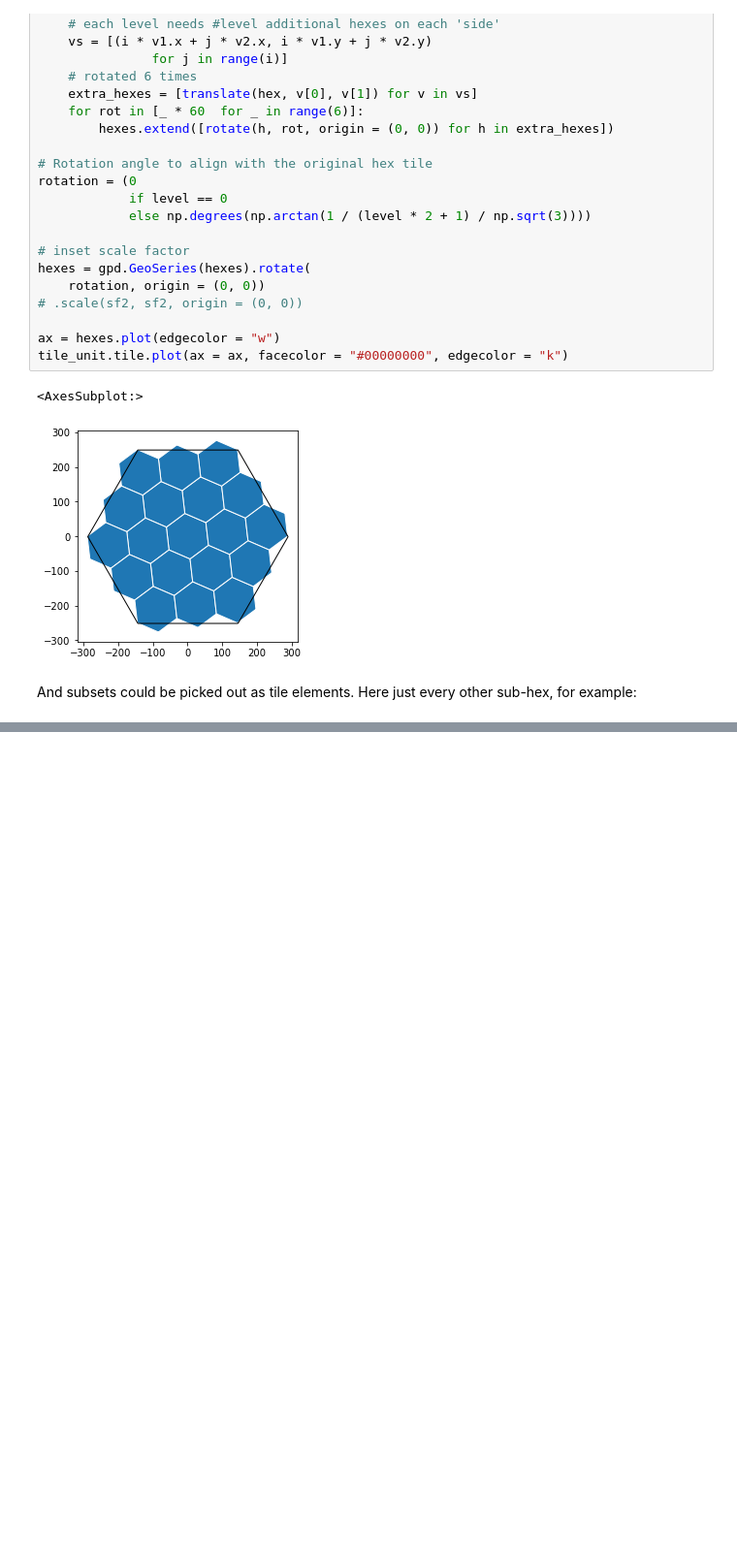
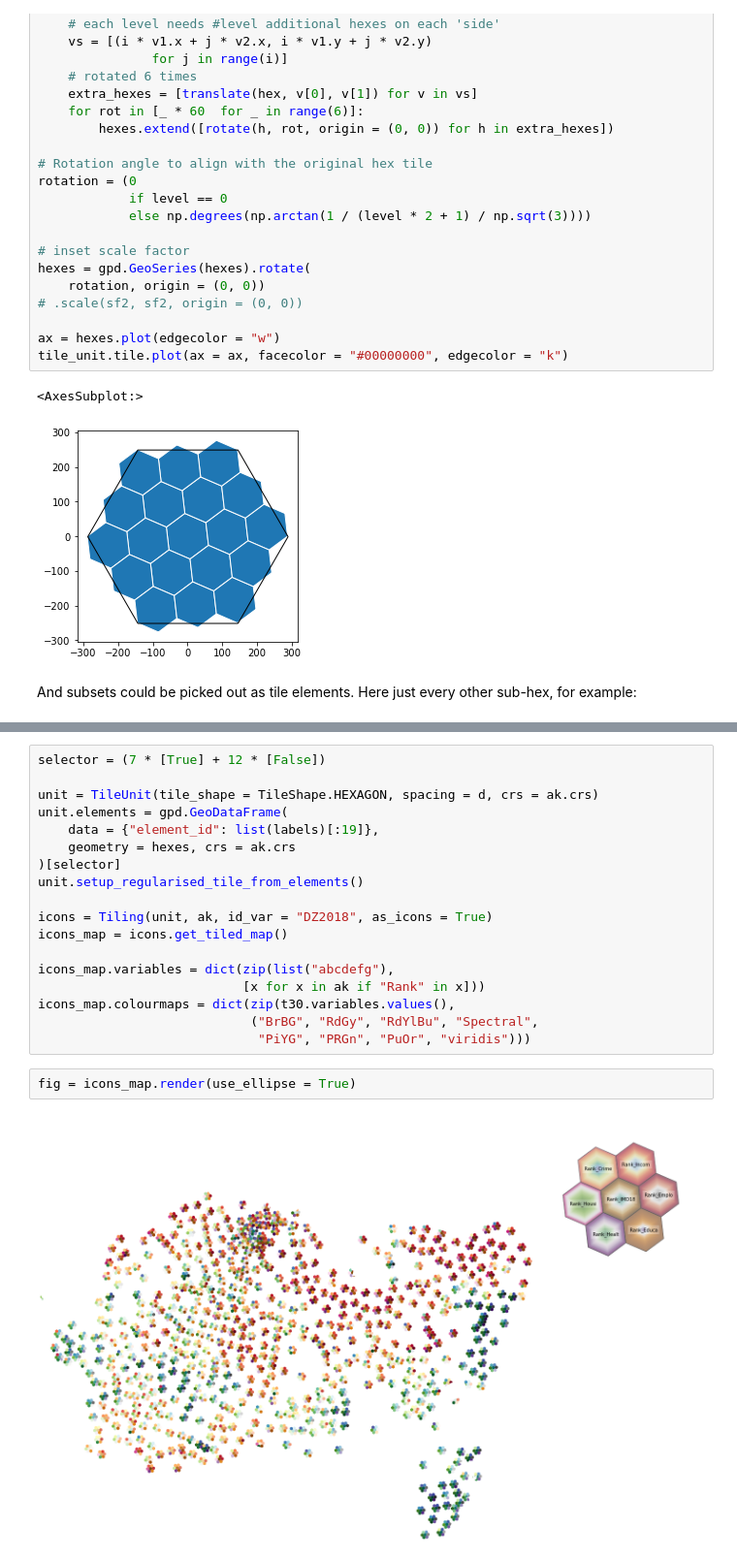
Before and after one commit to DOSull/weaving-space, a Jupyter notebook: example-tiles-h3.ipynb, the cells around one changed output, grey strips where cells are left out. Shown at 97% size. Cells and saved outputs as stored; diff of their text form; blank space fills up the shorter version.

```diff
--- a/example-tiles-h3.ipynb
+++ b/example-tiles-h3.ipynb
@@ -151,0 +159,22 @@ unit3.plot(ax = ax, cmap = "viridis")
+# %%
+selector = (7 * [True] + 12 * [False])
+
+unit = TileUnit(tile_shape = TileShape.HEXAGON, spacing = d, crs = ak.crs)
+unit.elements = gpd.GeoDataFrame(
+    data = {"element_id": list(labels)[:19]},
+    geometry = hexes, crs = ak.crs
+)[selector]
+unit.setup_regularised_tile_from_elements()
+
+icons = Tiling(unit, ak, id_var = "DZ2018", as_icons = True)
+icons_map = icons.get_tiled_map()
+
+icons_map.variables = dict(zip(list("abcdefg"),
+                           [x for x in ak if "Rank" in x]))
+icons_map.colourmaps = dict(zip(t30.variables.values(),
+                            ("BrBG", "RdGy", "RdYlBu", "Spectral",
+                             "PiYG", "PRGn", "PuOr", "viridis")))
+# %%
+fig = icons_map.render(use_ellipse = True)
+# %% [output]
+[figure, added]
```
Also changed, not shown: parts of 5 cells of this notebook, 22 other files.
